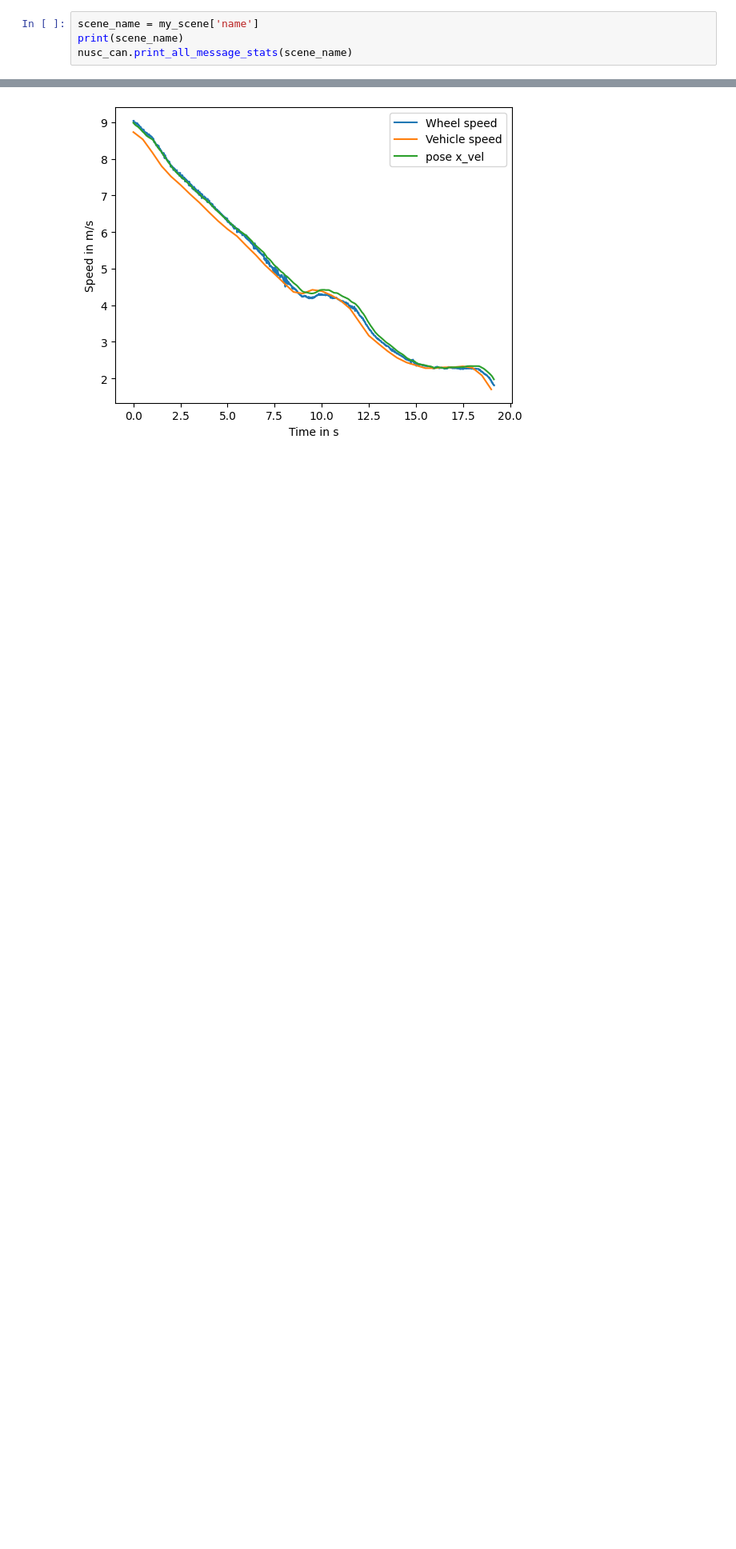
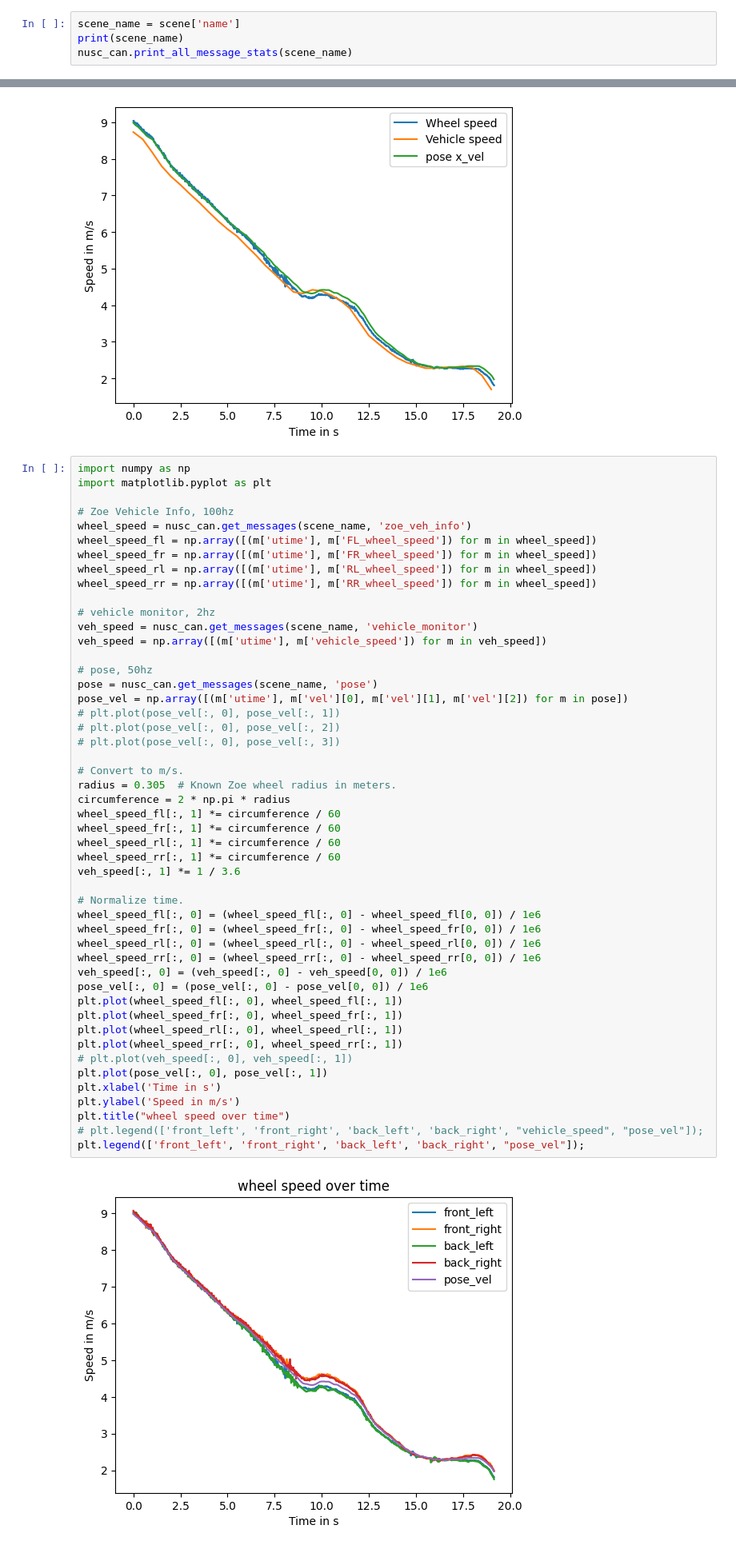
Before and after one commit to furrrow/nuscenes-devkit, a Jupyter notebook: python-sdk/tutorials/nuscenes_demo.ipynb, the cells around one changed output, grey strips where cells are left out. Shown at 80% size. Drawn from its saved outputs; the diff is of its cells as text; blank space fills up the shorter version.

```diff
--- a/python-sdk/tutorials/nuscenes_demo.ipynb
+++ b/python-sdk/tutorials/nuscenes_demo.ipynb
@@ -188,5 +66,5 @@ nusc_can = NuScenesCanBus(dataroot='/media/jim/Hard Disk/nuscenes_data/sets/nusc
 # %%
-scene_name = my_scene['name']
+scene_name = scene['name']
 print(scene_name)
 nusc_can.print_all_message_stats(scene_name)
 # %% [output]
@@ -354,4 +228,55 @@ plt.ylabel('Speed in m/s')
 plt.legend(['Wheel speed', 'Vehicle speed', 'pose x_vel']);
 # %% [output]
 [figure]
+# %%
+import numpy as np
+import matplotlib.pyplot as plt
+
+# Zoe Vehicle Info, 100hz
+wheel_speed = nusc_can.get_messages(scene_name, 'zoe_veh_info')
+wheel_speed_fl = np.array([(m['utime'], m['FL_wheel_speed']) for m in wheel_speed])
+wheel_speed_fr = np.array([(m['utime'], m['FR_wheel_speed']) for m in wheel_speed])
+wheel_speed_rl = np.array([(m['utime'], m['RL_wheel_speed']) for m in wheel_speed])
+wheel_speed_rr = np.array([(m['utime'], m['RR_wheel_speed']) for m in wheel_speed])
+
+# vehicle monitor, 2hz
+veh_speed = nusc_can.get_messages(scene_name, 'vehicle_monitor')
+veh_speed = np.array([(m['utime'], m['vehicle_speed']) for m in veh_speed])
+
+# pose, 50hz
+pose = nusc_can.get_messages(scene_name, 'pose')
+pose_vel = np.array([(m['utime'], m['vel'][0], m['vel'][1], m['vel'][2]) for m in pose])
+# plt.plot(pose_vel[:, 0], pose_vel[:, 1])
+# plt.plot(pose_vel[:, 0], pose_vel[:, 2])
+# plt.plot(pose_vel[:, 0], pose_vel[:, 3])
+
+# Convert to m/s.
+radius = 0.305  # Known Zoe wheel radius in meters.
+circumference = 2 * np.pi * radius
+wheel_speed_fl[:, 1] *= circumference / 60
+wheel_speed_fr[:, 1] *= circumference / 60
+wheel_speed_rl[:, 1] *= circumference / 60
+wheel_speed_rr[:, 1] *= circumference / 60
+veh_speed[:, 1] *= 1 / 3.6
+
+# Normalize time.
+wheel_speed_fl[:, 0] = (wheel_speed_fl[:, 0] - wheel_speed_fl[0, 0]) / 1e6
+wheel_speed_fr[:, 0] = (wheel_speed_fr[:, 0] - wheel_speed_fr[0, 0]) / 1e6
+wheel_speed_rl[:, 0] = (wheel_speed_rl[:, 0] - wheel_speed_rl[0, 0]) / 1e6
+wheel_speed_rr[:, 0] = (wheel_speed_rr[:, 0] - wheel_speed_rr[0, 0]) / 1e6
+veh_speed[:, 0] = (veh_speed[:, 0] - veh_speed[0, 0]) / 1e6
+pose_vel[:, 0] = (pose_vel[:, 0] - pose_vel[0, 0]) / 1e6
+plt.plot(wheel_speed_fl[:, 0], wheel_speed_fl[:, 1])
+plt.plot(wheel_speed_fr[:, 0], wheel_speed_fr[:, 1])
+plt.plot(wheel_speed_rl[:, 0], wheel_speed_rl[:, 1])
+plt.plot(wheel_speed_rr[:, 0], wheel_speed_rr[:, 1])
+# plt.plot(veh_speed[:, 0], veh_speed[:, 1])
+plt.plot(pose_vel[:, 0], pose_vel[:, 1])
+plt.xlabel('Time in s')
+plt.ylabel('Speed in m/s')
+plt.title("wheel speed over time")
+# plt.legend(['front_left', 'front_right', 'back_left', 'back_right', "vehicle_speed", "pose_vel"]);
+plt.legend(['front_left', 'front_right', 'back_left', 'back_right', "pose_vel"]);
+# %% [output]
+[figure, added]
 # %%
```
Also changed, not shown: parts of 18 cells of this notebook, 1 other file.
